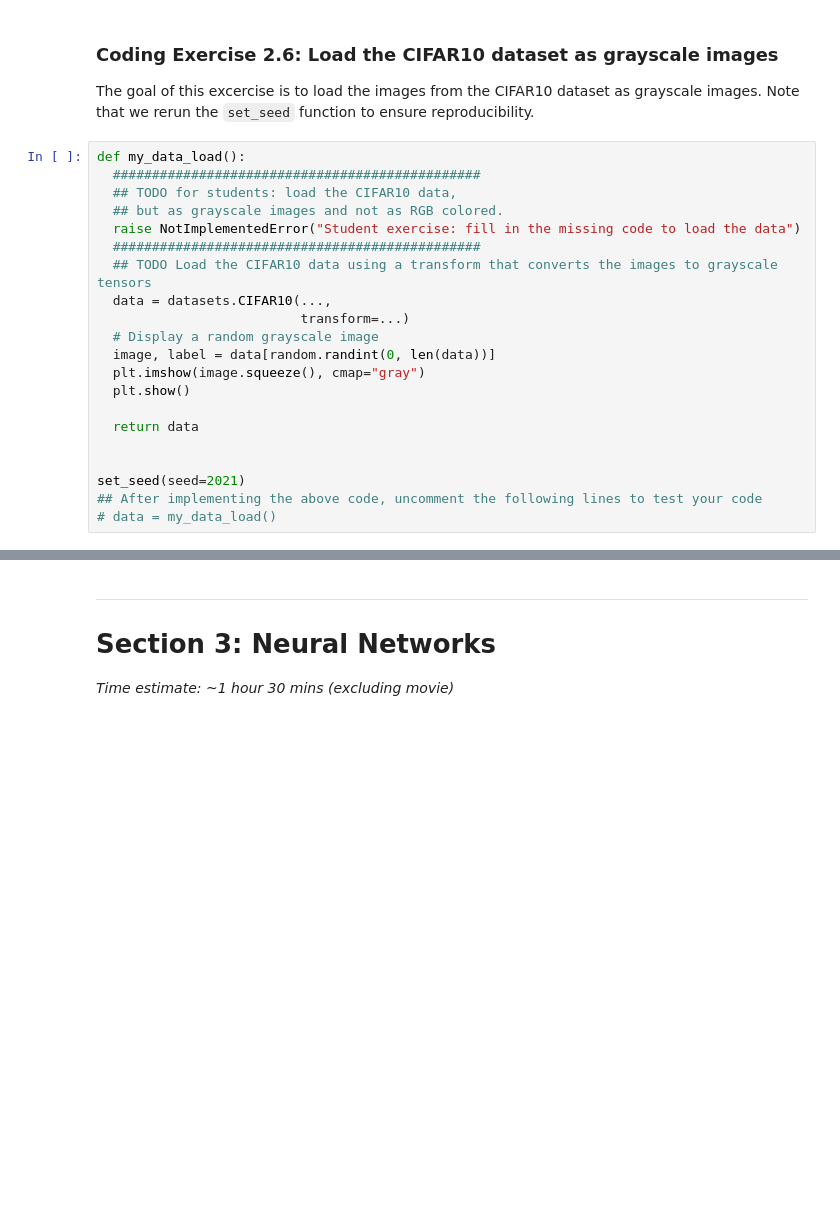
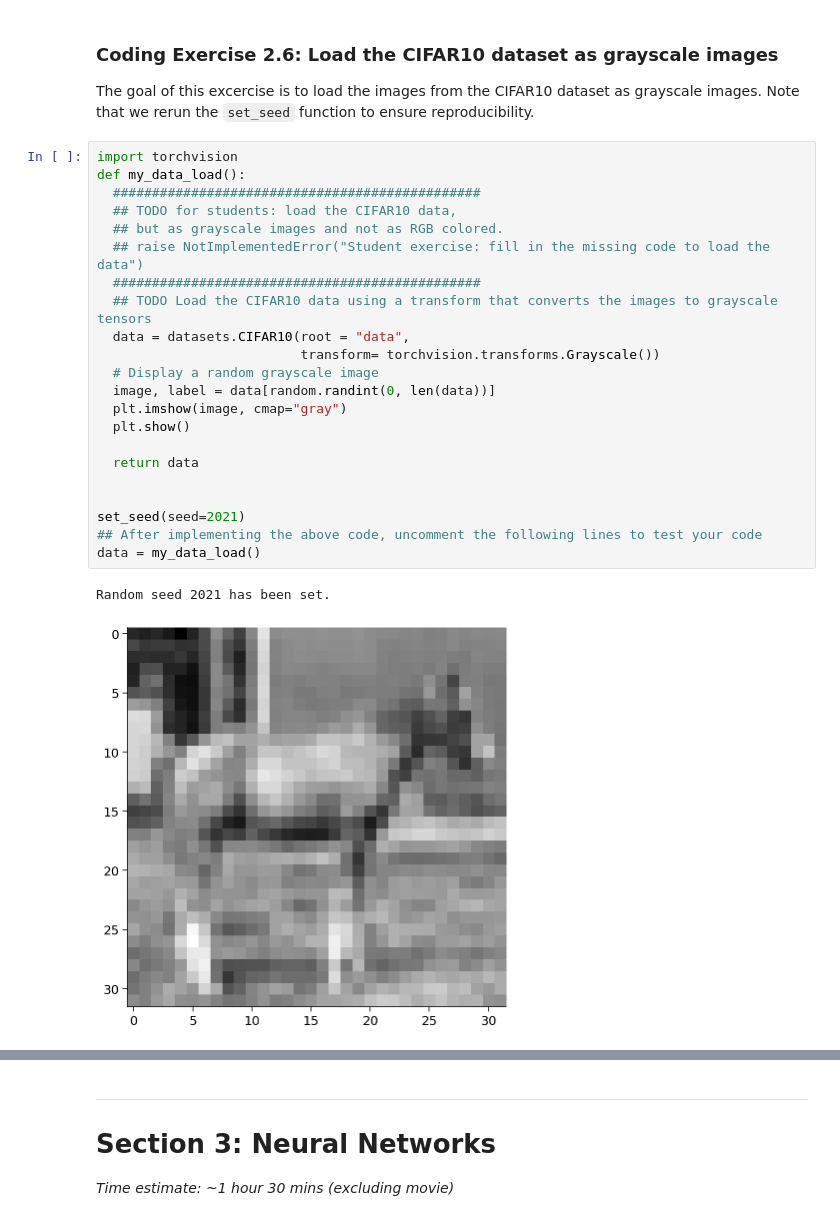
Before and after one commit to sazio/NMA-DL, a Jupyter notebook: tutorials/W1D1_BasicsAndPytorch/student/W1D1_Tutorial1.ipynb, the cells around one changed output, grey strips where cells are left out. Drawn from its saved outputs; the diff is of its cells as text; blank space fills up the shorter version.

Commit message:
GPU exercises

```diff
--- a/tutorials/W1D1_BasicsAndPytorch/student/W1D1_Tutorial1.ipynb
+++ b/tutorials/W1D1_BasicsAndPytorch/student/W1D1_Tutorial1.ipynb
@@ -1553,26 +1583,30 @@ Another useful feature when loading a dataset is applying transformations on the
 
 The goal of this excercise is to load the images from the CIFAR10 dataset as grayscale images. Note that we rerun the `set_seed` function to ensure reproducibility.
 # %%
+import torchvision
 def my_data_load():
   ###############################################
   ## TODO for students: load the CIFAR10 data,
   ## but as grayscale images and not as RGB colored.
-  raise NotImplementedError("Student exercise: fill in the missing code to load the data")
+  ## raise NotImplementedError("Student exercise: fill in the missing code to load the data")
   ###############################################
   ## TODO Load the CIFAR10 data using a transform that converts the images to grayscale tensors
-  data = datasets.CIFAR10(...,
-                          transform=...)
+  data = datasets.CIFAR10(root = "data",
+                          transform= torchvision.transforms.Grayscale())
   # Display a random grayscale image
   image, label = data[random.randint(0, len(data))]
-  plt.imshow(image.squeeze(), cmap="gray")
+  plt.imshow(image, cmap="gray")
   plt.show()
 
   return data
 
 
 set_seed(seed=2021)
 ## After implementing the above code, uncomment the following lines to test your code
-# data = my_data_load()
+data = my_data_load()
+# %% [output]
+Random seed 2021 has been set.
+[figure, added]
 # %% [markdown]
 [*Click for solution*](https://github.com/NeuromatchAcademy/course-content-dl/tree/main//tutorials/W1D1_BasicsAndPytorch/solutions/W1D1_Tutorial1_Solution_6052d728.py)
 
```
Also changed, not shown: parts of 17 cells of this notebook.
